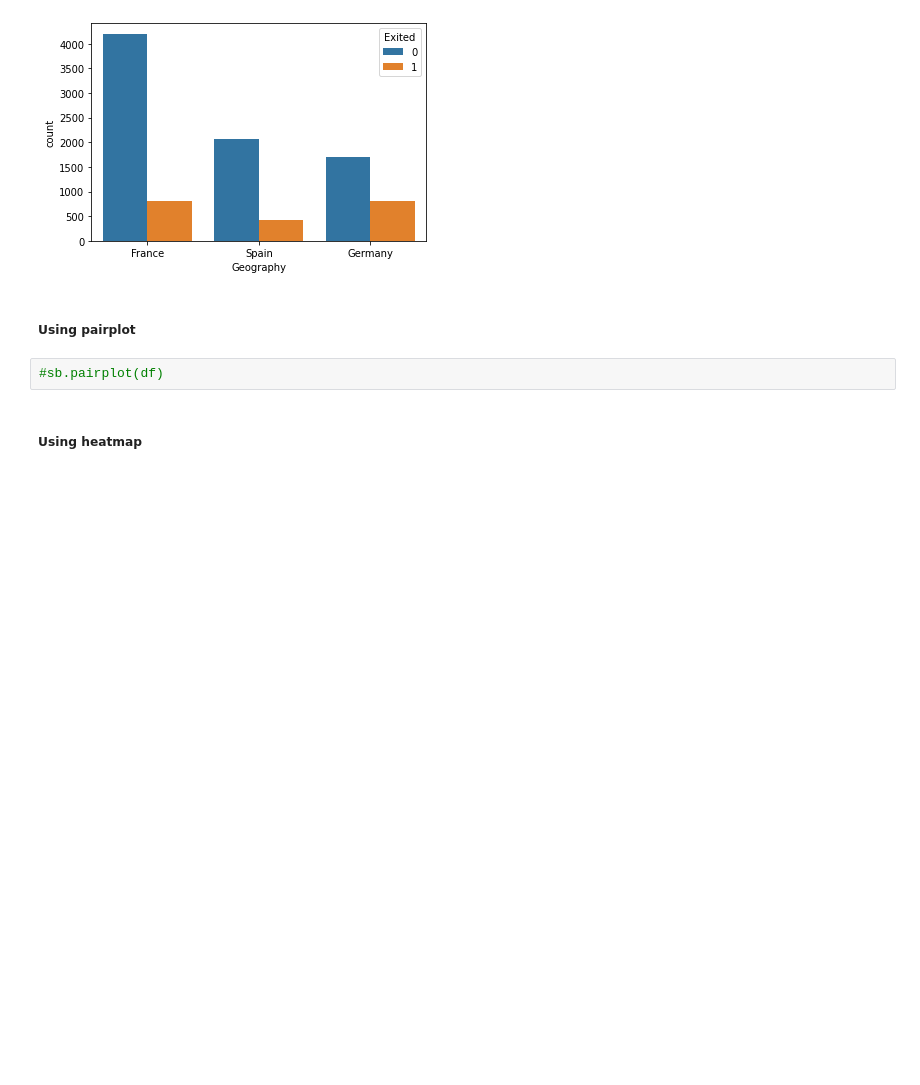
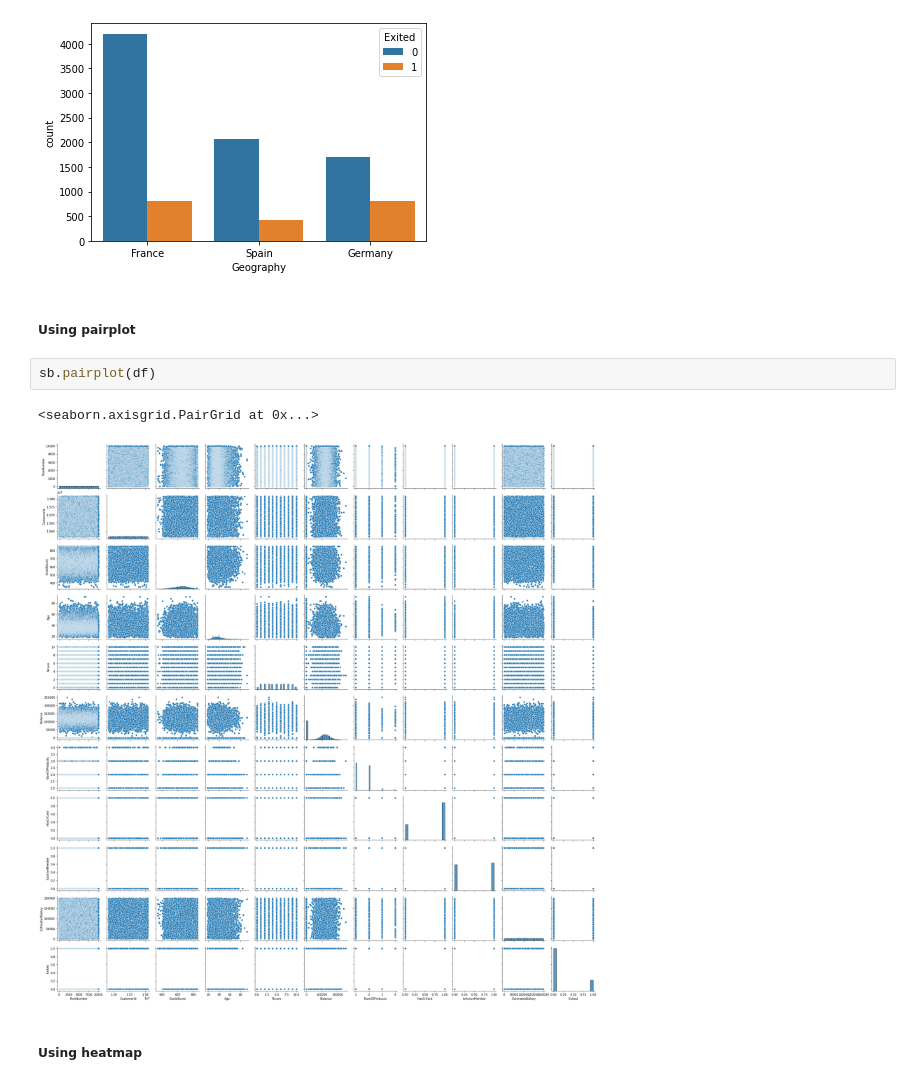
Before and after one commit to IBM-EPBL/IBM-Project-25904-1659976941, a Jupyter notebook: Assessments/Blessy Karunya J - 917719C012 (Team Lead)/Blessy Karunya J - 917719C012 - Assignment_2.ipynb, the cells around one changed output. Cells and saved outputs as stored; diff of their text form; blank space fills up the shorter version.

```diff
--- a/Assessments/Blessy Karunya J - 917719C012 (Team Lead)/Blessy Karunya J - 917719C012 - Assignment_2.ipynb
+++ b/Assessments/Blessy Karunya J - 917719C012 (Team Lead)/Blessy Karunya J - 917719C012 - Assignment_2.ipynb
@@ -47,7 +76,10 @@ sb.countplot(data=df[['Geography', 'Exited']], x='Geography', hue='Exited')
 # %% [markdown]
 ##### Using pairplot
 # %%
-#sb.pairplot(df)
+sb.pairplot(df)
+# %% [output]
+<seaborn.axisgrid.PairGrid at 0x...>
+[figure, added]
 # %% [markdown]
 ##### Using heatmap
 # %%
```
Also changed, not shown: parts of 29 cells of this notebook.
